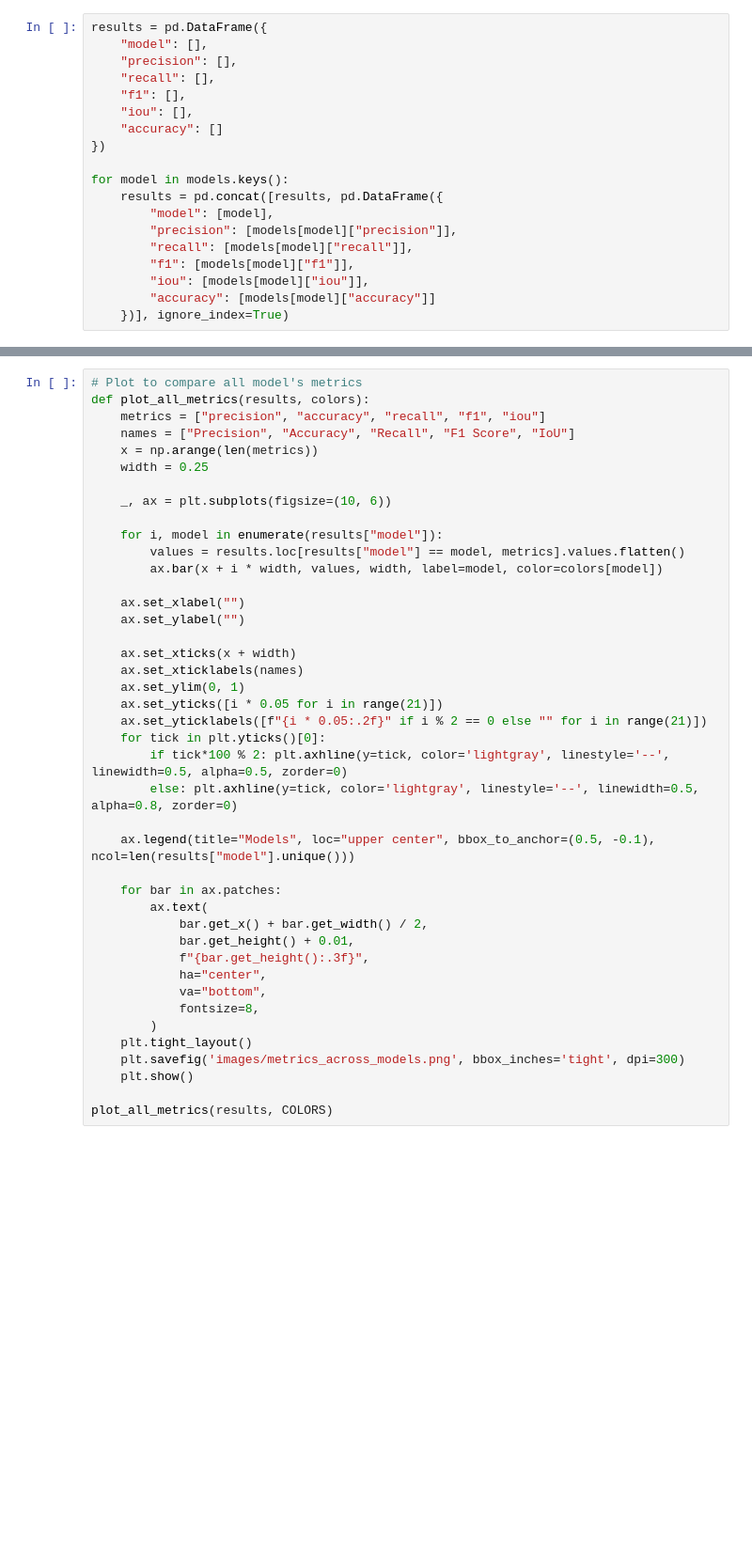
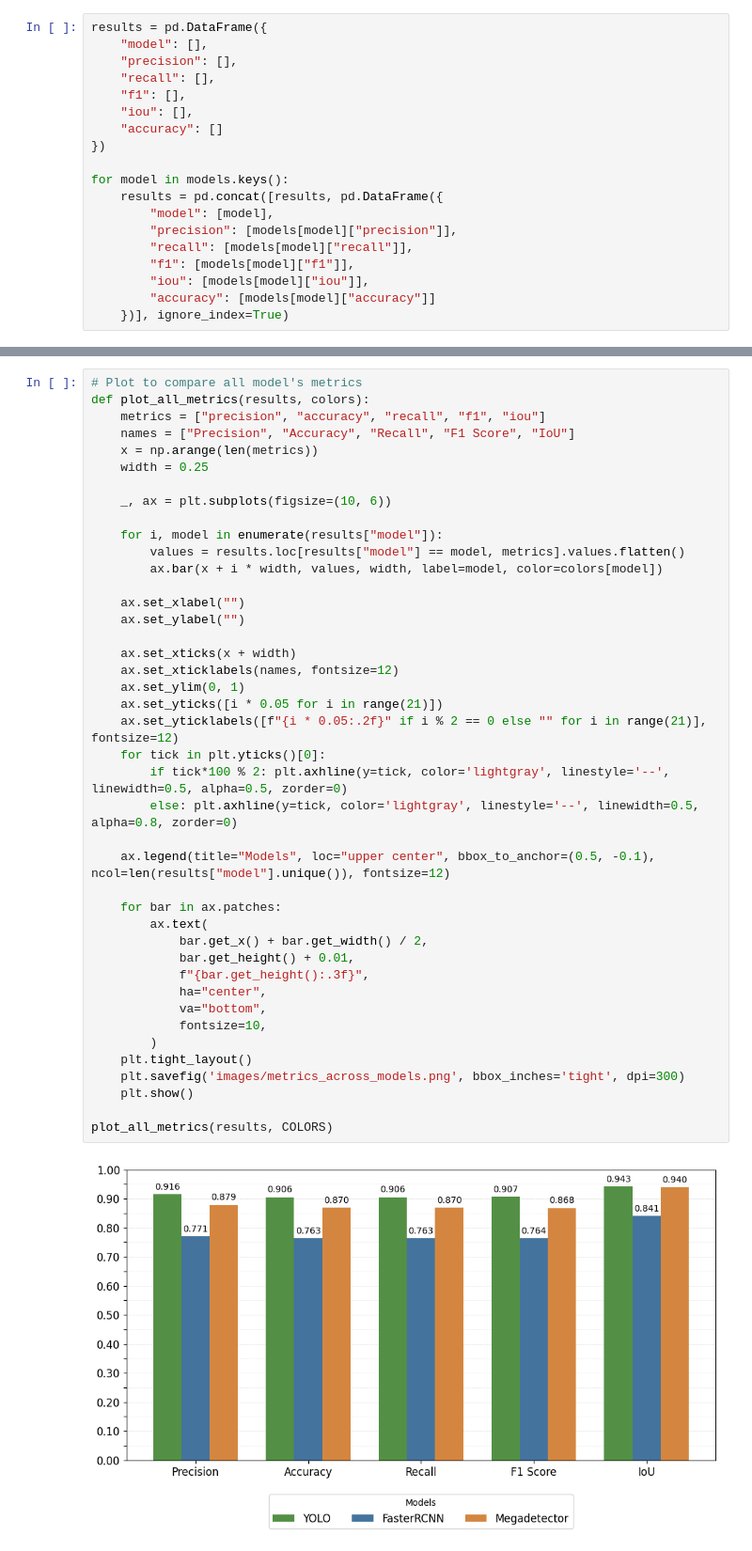
Before and after one commit to ziriraha/snieves-donana-benchmark, a Jupyter notebook: models/analysis/study.ipynb, the cells around one changed output, grey strips where cells are left out. Shown at 94% size. Cells and saved outputs as stored; diff of their text form; blank space fills up the shorter version.

```diff
--- a/models/analysis/study.ipynb
+++ b/models/analysis/study.ipynb
@@ -157,37 +162,39 @@ def plot_all_metrics(results, colors):
     _, ax = plt.subplots(figsize=(10, 6))
 
     for i, model in enumerate(results["model"]):
         values = results.loc[results["model"] == model, metrics].values.flatten()
         ax.bar(x + i * width, values, width, label=model, color=colors[model])
 
     ax.set_xlabel("")
     ax.set_ylabel("")
 
     ax.set_xticks(x + width)
-    ax.set_xticklabels(names)
+    ax.set_xticklabels(names, fontsize=12)
     ax.set_ylim(0, 1)
     ax.set_yticks([i * 0.05 for i in range(21)])
-    ax.set_yticklabels([f"{i * 0.05:.2f}" if i % 2 == 0 else "" for i in range(21)])
+    ax.set_yticklabels([f"{i * 0.05:.2f}" if i % 2 == 0 else "" for i in range(21)], fontsize=12)
     for tick in plt.yticks()[0]:
         if tick*100 % 2: plt.axhline(y=tick, color='lightgray', linestyle='--', linewidth=0.5, alpha=0.5, zorder=0)
         else: plt.axhline(y=tick, color='lightgray', linestyle='--', linewidth=0.5, alpha=0.8, zorder=0)
 
-    ax.legend(title="Models", loc="upper center", bbox_to_anchor=(0.5, -0.1), ncol=len(results["model"].unique()))
+    ax.legend(title="Models", loc="upper center", bbox_to_anchor=(0.5, -0.1), ncol=len(results["model"].unique()), fontsize=12)
 
     for bar in ax.patches:
         ax.text(
             bar.get_x() + bar.get_width() / 2,
             bar.get_height() + 0.01,
             f"{bar.get_height():.3f}",
             ha="center",
             va="bottom",
-            fontsize=8,
+            fontsize=10,
         )
     plt.tight_layout()
     plt.savefig('images/metrics_across_models.png', bbox_inches='tight', dpi=300)
     plt.show()
 
 plot_all_metrics(results, COLORS)
+# %% [output]
+[figure, added]
 # %%
 # Normalized confusion matrix
 def plot_confusion_matrix(matrix, model):
```
Also changed, not shown: parts of 4 cells of this notebook, 22 other files.
